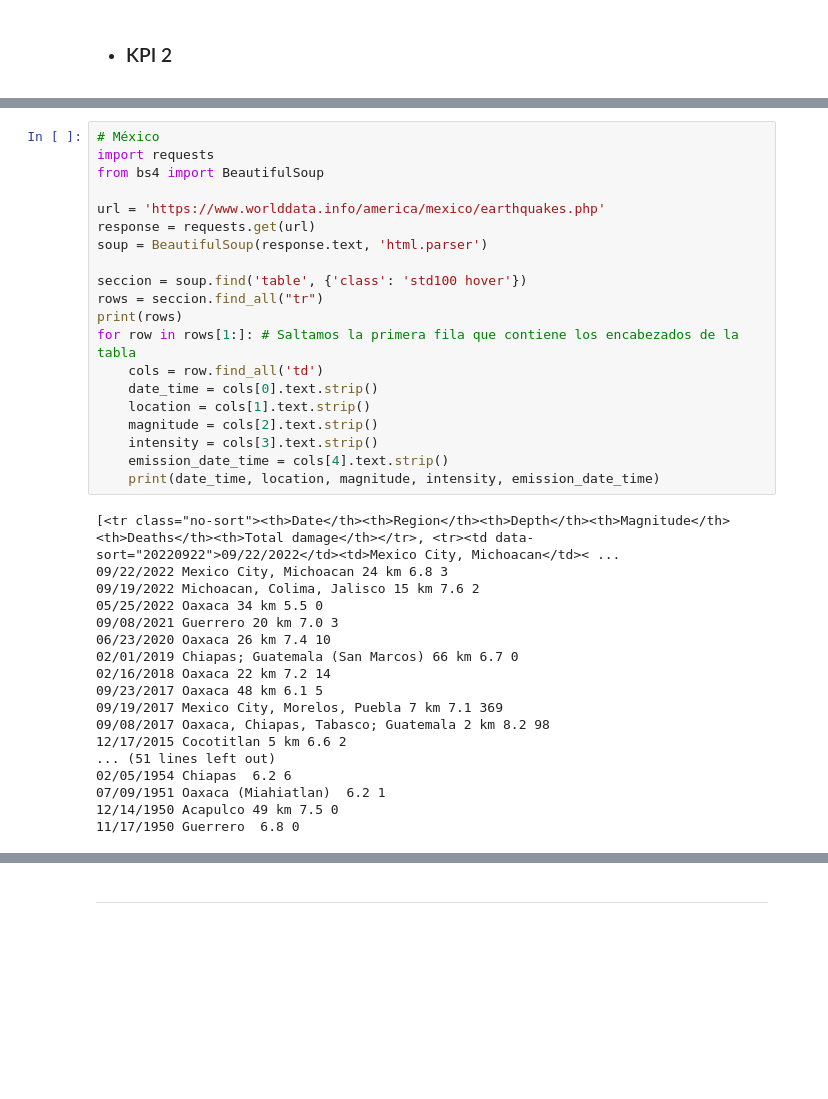
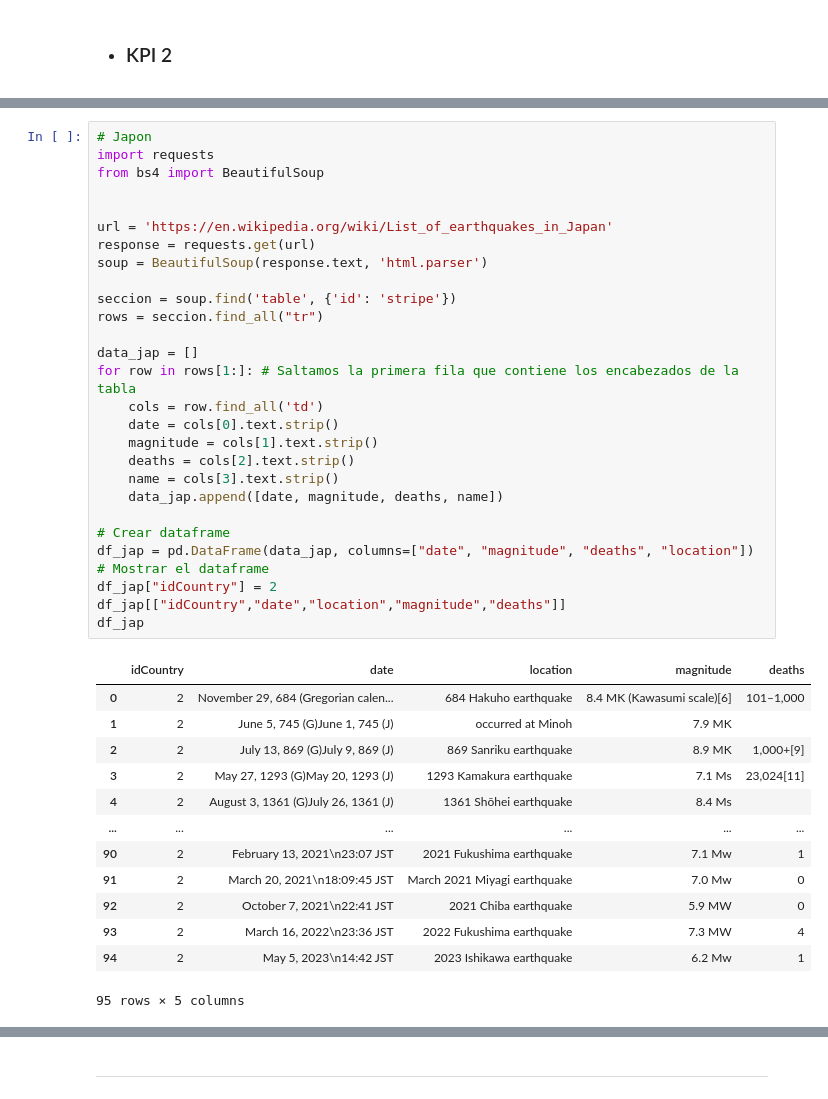
Before and after one commit to ReneRamosTrvn/alertas_sismicas, a Jupyter notebook: ETL.ipynb, the cells around one changed output, grey strips where cells are left out. Drawn from its saved outputs; the diff is of its cells as text; blank space fills up the shorter version.

```diff
--- a/ETL.ipynb
+++ b/ETL.ipynb
@@ -320,42 +323,46 @@ df
 66 rows × 5 columns
 # %%
-# México
+# Japon
 import requests
 from bs4 import BeautifulSoup
 
-url = 'https://www.worlddata.info/america/mexico/earthquakes.php'
+
+url = 'https://en.wikipedia.org/wiki/List_of_earthquakes_in_Japan'
 response = requests.get(url)
 soup = BeautifulSoup(response.text, 'html.parser')
 
-seccion = soup.find('table', {'class': 'std100 hover'})
+seccion = soup.find('table', {'id': 'stripe'})
 rows = seccion.find_all("tr")
-print(rows)
+
+data_jap = []
 for row in rows[1:]: # Saltamos la primera fila que contiene los encabezados de la tabla
     cols = row.find_all('td')
-    date_time = cols[0].text.strip()
-    location = cols[1].text.strip()
-    magnitude = cols[2].text.strip()
-    intensity = cols[3].text.strip()
-    emission_date_time = cols[4].text.strip()
-    print(date_time, location, magnitude, intensity, emission_date_time)
+    date = cols[0].text.strip()
+    magnitude = cols[1].text.strip()
+    deaths = cols[2].text.strip()
+    name = cols[3].text.strip()
+    data_jap.append([date, magnitude, deaths, name])
+
+# Crear dataframe
+df_jap = pd.DataFrame(data_jap, columns=["date", "magnitude", "deaths", "location"])
+# Mostrar el dataframe
+df_jap["idCountry"] = 2
+df_jap[["idCountry","date","location","magnitude","deaths"]]
+df_jap
 # %% [output]
+|  | idCountry | date | location | magnitude | deaths |
+| 0 | 2 | November 29, 684 (Gregorian calen... | 684 Hakuho earthquake | 8.4 MK (Kawasumi scale)[6] | 101–1,000 |
+| 1 | 2 | June 5, 745 (G)June 1, 745 (J) | occurred at Minoh | 7.9 MK |  |
+| 2 | 2 | July 13, 869 (G)July 9, 869 (J) | 869 Sanriku earthquake | 8.9 MK | 1,000+[9] |
+| 3 | 2 | May 27, 1293 (G)May 20, 1293 (J) | 1293 Kamakura earthquake | 7.1 Ms | 23,024[11] |
+| 4 | 2 | August 3, 1361 (G)July 26, 1361 (J) | 1361 Shōhei earthquake | 8.4 Ms |  |
+| ... | ... | ... | ... | ... | ... |
+| 90 | 2 | February 13, 2021\n23:07 JST | 2021 Fukushima earthquake | 7.1 Mw | 1 |
+| 91 | 2 | March 20, 2021\n18:09:45 JST | March 2021 Miyagi earthquake | 7.0 Mw | 0 |
+| 92 | 2 | October 7, 2021\n22:41 JST | 2021 Chiba earthquake | 5.9 MW | 0 |
+| 93 | 2 | March 16, 2022\n23:36 JST | 2022 Fukushima earthquake | 7.3 MW | 4 |
+| 94 | 2 | May 5, 2023\n14:42 JST | 2023 Ishikawa earthquake | 6.2 Mw | 1 |
-[<tr class="no-sort"><th>Date</th><th>Region</th><th>Depth</th><th>Magnitude</th><th>Deaths</th><th>Total damage</th></tr>, <tr><td data-sort="20220922">09/22/2022</td><td>Mexico City, Michoacan</td>< ...
-09/22/2022 Mexico City, Michoacan 24 km 6.8 3
-09/19/2022 Michoacan, Colima, Jalisco 15 km 7.6 2
-05/25/2022 Oaxaca 34 km 5.5 0
-09/08/2021 Guerrero 20 km 7.0 3
-06/23/2020 Oaxaca 26 km 7.4 10
-02/01/2019 Chiapas; Guatemala (San Marcos) 66 km 6.7 0
-02/16/2018 Oaxaca 22 km 7.2 14
-09/23/2017 Oaxaca 48 km 6.1 5
-09/19/2017 Mexico City, Morelos, Puebla 7 km 7.1 369
-09/08/2017 Oaxaca, Chiapas, Tabasco; Guatemala 2 km 8.2 98
-12/17/2015 Cocotitlan 5 km 6.6 2
-... (51 lines left out)
-02/05/1954 Chiapas  6.2 6
-07/09/1951 Oaxaca (Miahiatlan)  6.2 1
-12/14/1950 Acapulco 49 km 7.5 0
-11/17/1950 Guerrero  6.8 0
+95 rows × 5 columns
 # %%
 # USA
 import requests
```
Also changed, not shown: parts of 20 cells of this notebook.
